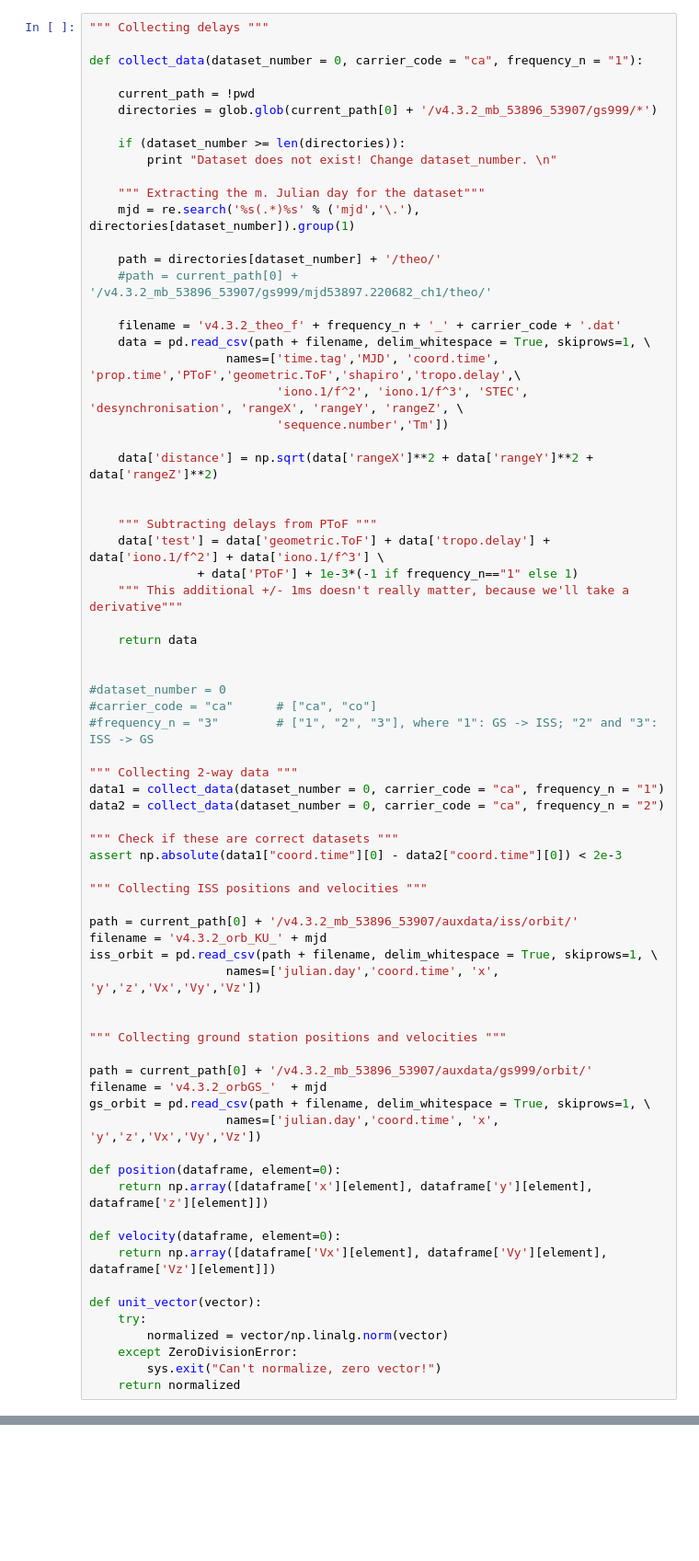
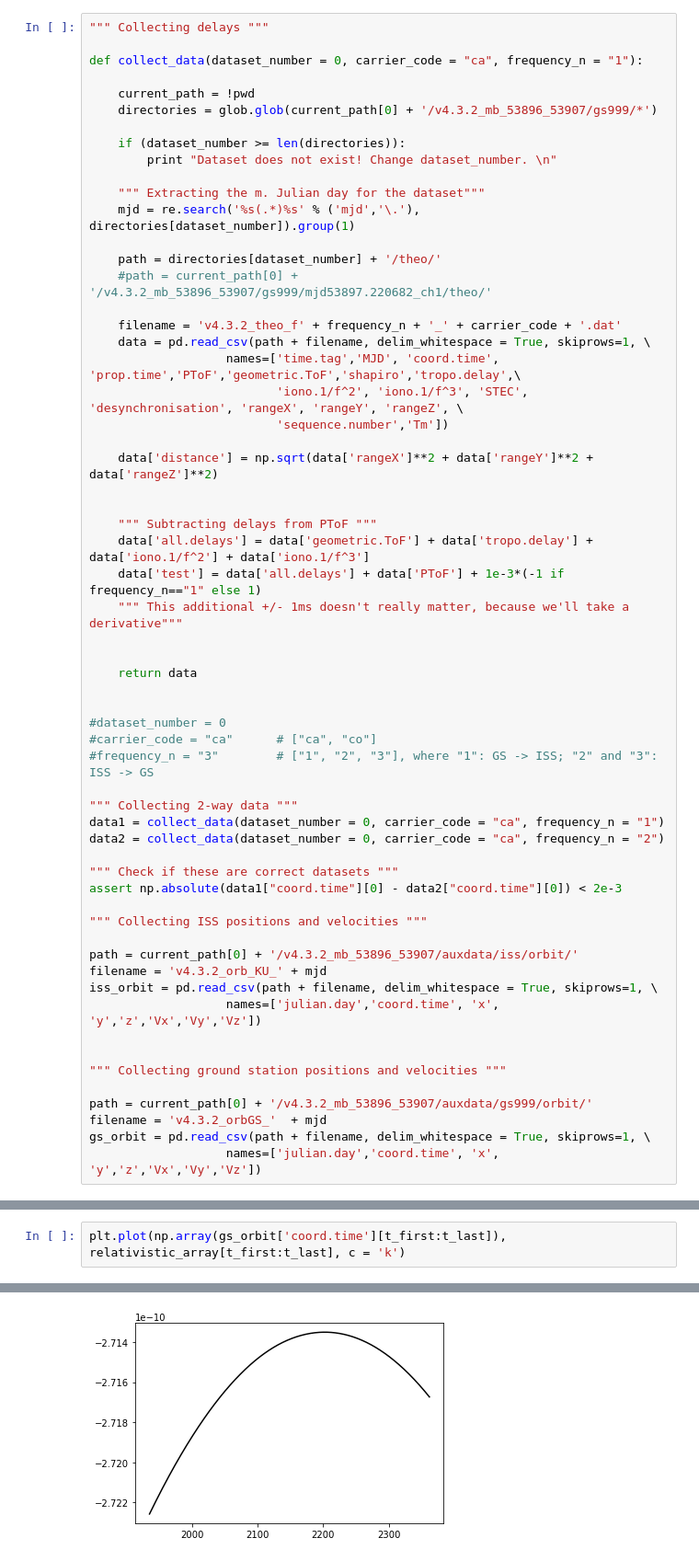
Before and after one commit to kalaydzhyan/dark-matter-codes, a Jupyter notebook: two_way.ipynb, the cells around one changed output, grey strips where cells are left out. Shown at 92% size. Drawn from its saved outputs; the diff is of its cells as text; blank space fills up the shorter version.

```diff
--- a/two_way.ipynb
+++ b/two_way.ipynb
@@ -41,9 +41,10 @@ def collect_data(dataset_number = 0, carrier_code = "ca", frequency_n = "1"):
 
 
     """ Subtracting delays from PToF """
-    data['test'] = data['geometric.ToF'] + data['tropo.delay'] + data['iono.1/f^2'] + data['iono.1/f^3'] \
-               + data['PToF'] + 1e-3*(-1 if frequency_n=="1" else 1)
+    data['all.delays'] = data['geometric.ToF'] + data['tropo.delay'] + data['iono.1/f^2'] + data['iono.1/f^3']
+    data['test'] = data['all.delays'] + data['PToF'] + 1e-3*(-1 if frequency_n=="1" else 1)
     """ This additional +/- 1ms doesn't really matter, because we'll take a derivative"""
+
 
     return data
 
@@ -73,16 +74,3 @@ path = current_path[0] + '/v4.3.2_mb_53896_53907/auxdata/gs999/orbit/'
 filename = 'v4.3.2_orbGS_'  + mjd
 gs_orbit = pd.read_csv(path + filename, delim_whitespace = True, skiprows=1, \
                    names=['julian.day','coord.time', 'x', 'y','z','Vx','Vy','Vz'])
-
-def position(dataframe, element=0):
-    return np.array([dataframe['x'][element], dataframe['y'][element], dataframe['z'][element]])
-
-def velocity(dataframe, element=0):
-    return np.array([dataframe['Vx'][element], dataframe['Vy'][element], dataframe['Vz'][element]])
-
-def unit_vector(vector):
-    try:
-        normalized = vector/np.linalg.norm(vector)
-    except ZeroDivisionError:
-        sys.exit("Can't normalize, zero vector!")
-    return normalized
@@ -138,0 +239,3 @@ assert gs_acceleration.shape[0] == gs_orbit.shape[0]
+# %%
+plt.plot(np.array(gs_orbit['coord.time'][t_first:t_last]), relativistic_array[t_first:t_last], c = 'k')
+# %% [output]
@@ -139 +243,2 @@ assert gs_acceleration.shape[0] == gs_orbit.shape[0]
+[figure, added]
 # %%
```
Also changed, not shown: parts of 12 cells of this notebook, 1 other file.
